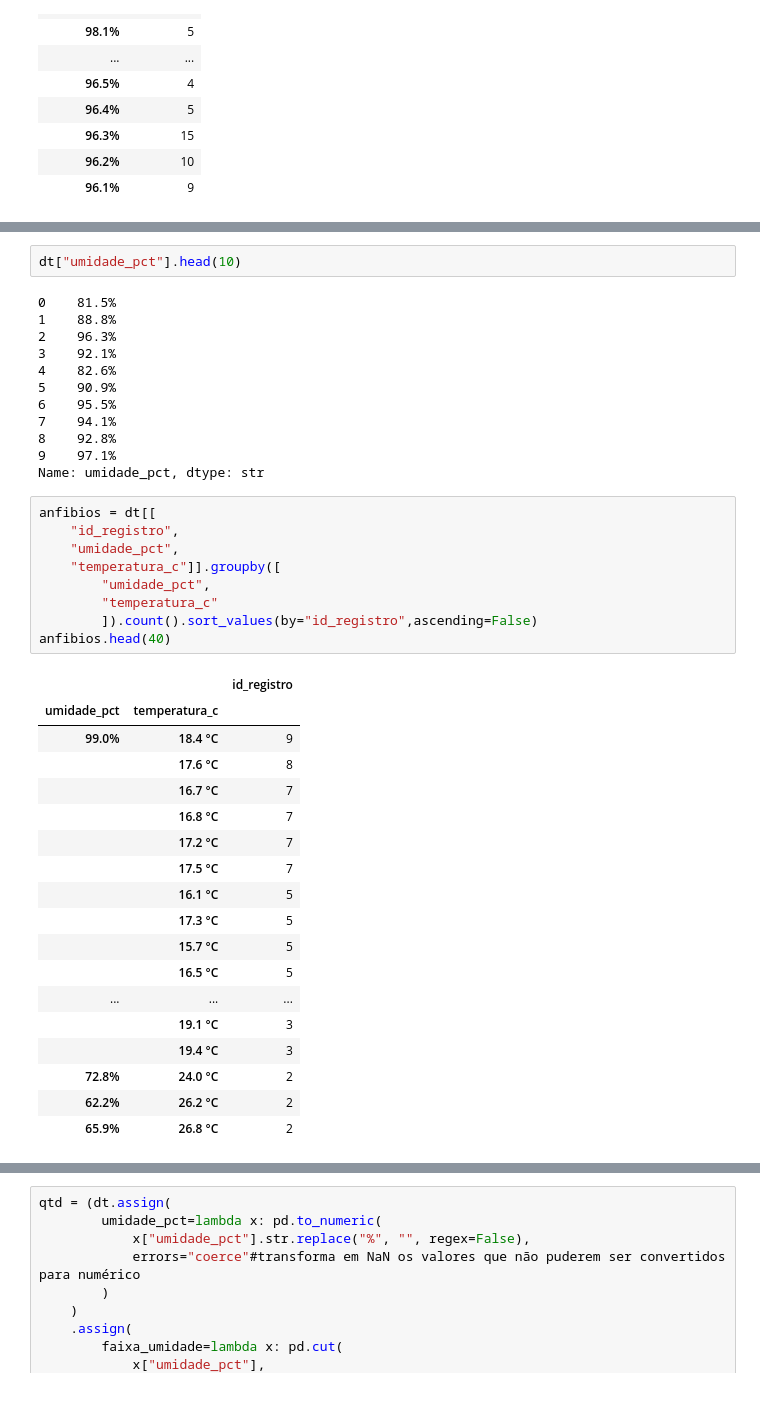
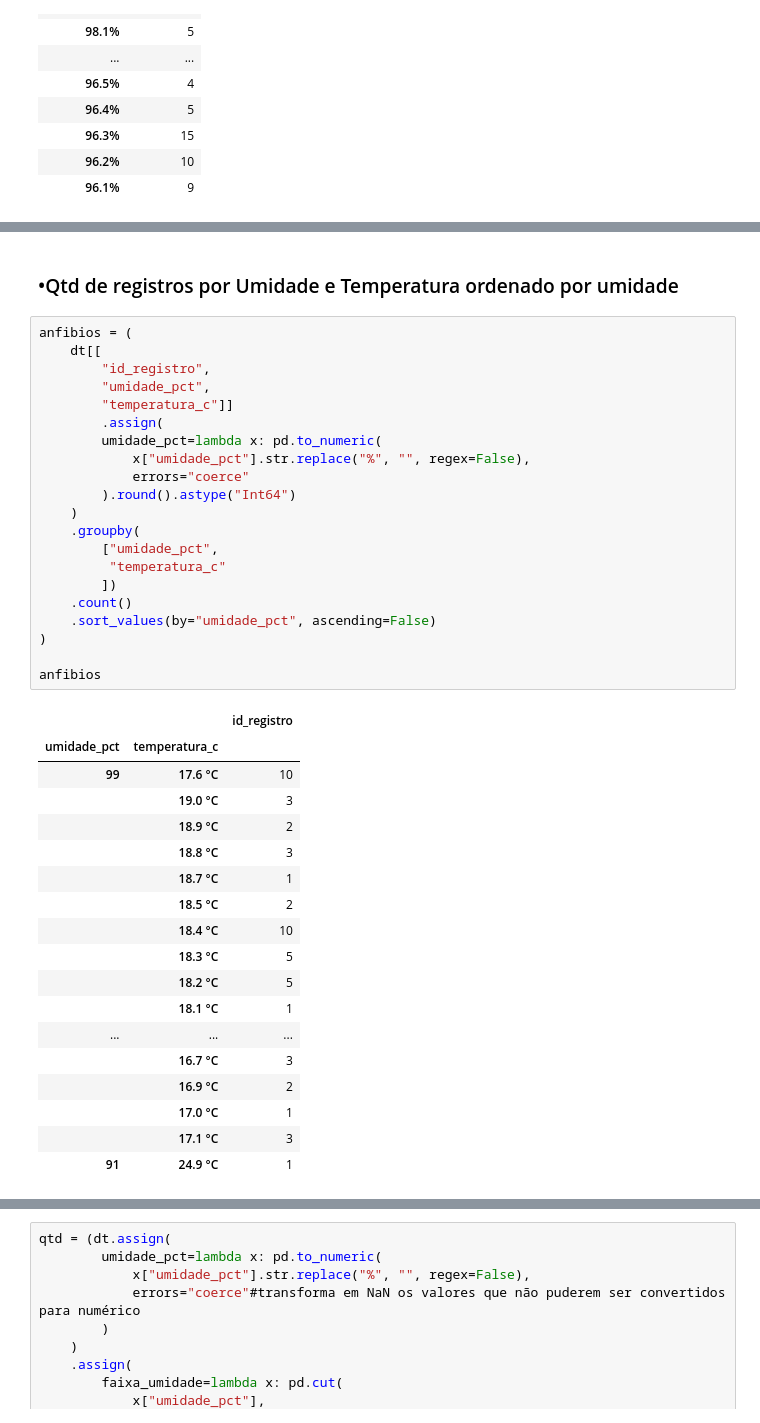
Before and after one commit to dinizjr/Trilha-IA, a Jupyter notebook: DS/Ex01.ipynb, the cells around one changed output, grey strips where cells are left out. Saved outputs shown, nothing was run; the diff lists cells and outputs as text.

```diff
--- a/DS/Ex01.ipynb
+++ b/DS/Ex01.ipynb
@@ -648,45 +645,45 @@ anfibios.head(30)
-# %%
-dt["umidade_pct"].head(10)
-# %% [output]
-0    81.5%
-1    88.8%
-2    96.3%
-3    92.1%
-4    82.6%
-5    90.9%
-6    95.5%
-7    94.1%
-8    92.8%
-9    97.1%
-Name: umidade_pct, dtype: str
+# %% [markdown]
+### •Qtd de registros por Umidade e Temperatura ordenado por umidade
 # %%
-anfibios = dt[[
-    "id_registro",
-    "umidade_pct",
-    "temperatura_c"]].groupby([
+anfibios = (
+    dt[[
+        "id_registro",
         "umidade_pct",
-        "temperatura_c"
-        ]).count().sort_values(by="id_registro",ascending=False)
-anfibios.head(40)
+        "temperatura_c"]]
+        .assign(
+        umidade_pct=lambda x: pd.to_numeric(
+            x["umidade_pct"].str.replace("%", "", regex=False),
+            errors="coerce"
+        ).round().astype("Int64")
+    )
+    .groupby(
+        ["umidade_pct",
+         "temperatura_c"
+        ])
+    .count()
+    .sort_values(by="umidade_pct", ascending=False)
+)
+
+anfibios
 # %% [output]
 |  |  | id_registro |
 | umidade_pct | temperatura_c |  |
-| 99.0% | 18.4 °C | 9 |
-|  | 17.6 °C | 8 |
-|  | 16.7 °C | 7 |
-|  | 16.8 °C | 7 |
-|  | 17.2 °C | 7 |
-|  | 17.5 °C | 7 |
-|  | 16.1 °C | 5 |
-|  | 17.3 °C | 5 |
-|  | 15.7 °C | 5 |
-|  | 16.5 °C | 5 |
+| 99 | 17.6 °C | 10 |
+|  | 19.0 °C | 3 |
+|  | 18.9 °C | 2 |
+|  | 18.8 °C | 3 |
+|  | 18.7 °C | 1 |
+|  | 18.5 °C | 2 |
+|  | 18.4 °C | 10 |
+|  | 18.3 °C | 5 |
+|  | 18.2 °C | 5 |
+|  | 18.1 °C | 1 |
 | ... | ... | ... |
-|  | 19.1 °C | 3 |
-|  | 19.4 °C | 3 |
-| 72.8% | 24.0 °C | 2 |
-| 62.2% | 26.2 °C | 2 |
-| 65.9% | 26.8 °C | 2 |
+|  | 16.7 °C | 3 |
+|  | 16.9 °C | 2 |
+|  | 17.0 °C | 1 |
+|  | 17.1 °C | 3 |
+| 91 | 24.9 °C | 1 |
 # %%
 anfibios = (
     dt[[
```
Also changed, not shown: parts of 32 cells of this notebook.
